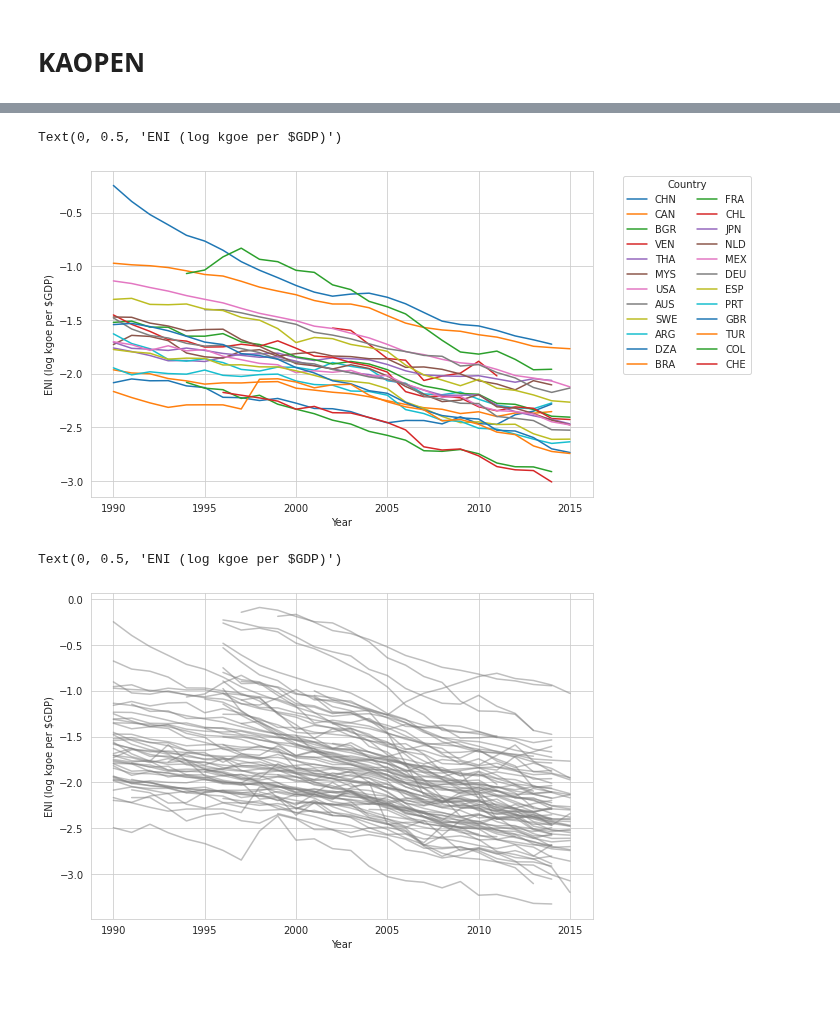
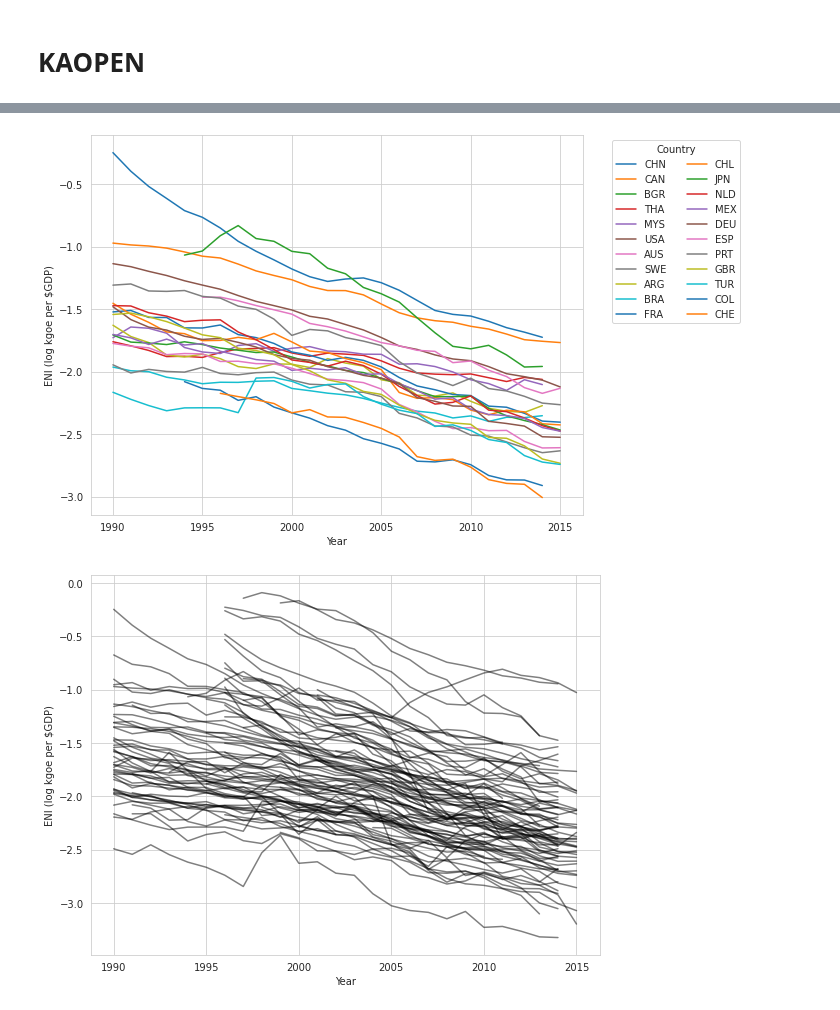
Before and after one commit to drakesiard/em-2020, a Jupyter notebook: analysis/D1_data_analysis.ipynb, the cells around one changed output, grey strips where cells are left out. Cells and saved outputs as stored; diff of their text form; code cells hidden in the pictures.

```diff
--- a/analysis/D1_data_analysis.ipynb
+++ b/analysis/D1_data_analysis.ipynb
@@ -160,17 +193,20 @@ sns.heatmap(dataset.corr(), annot=True)
 # %%
 ENI = dataset.reset_index().pivot('Year', 'Country', 'ENI')
 order = ENI.ffill().iloc[-1].sort_values(ascending=False).index
-ENI[order].plot(legend=False)
+fig, ax = plt.subplots(figsize=(10,6))
+ENI[order].plot(legend=False, ax=ax)
 plt.legend(title='Country', bbox_to_anchor=(1.05, 1), loc='upper left', ncol=2)
 plt.ylabel('ENI (log kgoe per $GDP)')
+plt.tight_layout()
+save_fig('timeseries_ENI_subset.pdf')
 # %% [output]
-Text(0, 0.5, 'ENI (log kgoe per $GDP)')
-[figure, old version]
+[figure, new version]
 # %%
 ENI = dataset_all.reset_index().pivot('Year', 'Country', 'ENI')
 order = ENI.ffill().iloc[-1].sort_values(ascending=False).index
-ENI[order].plot(legend=False, color='grey', alpha=0.5)
+ENI[order].plot(legend=False, color='black', alpha=0.5)
 plt.ylabel('ENI (log kgoe per $GDP)')
+plt.tight_layout()
+save_fig('timeseries_ENI_all.pdf')
 # %% [output]
-Text(0, 0.5, 'ENI (log kgoe per $GDP)')
-[figure, old version]
+[figure, new version]
```
Also changed, not shown: parts of 20 cells of this notebook, 23 other files.
